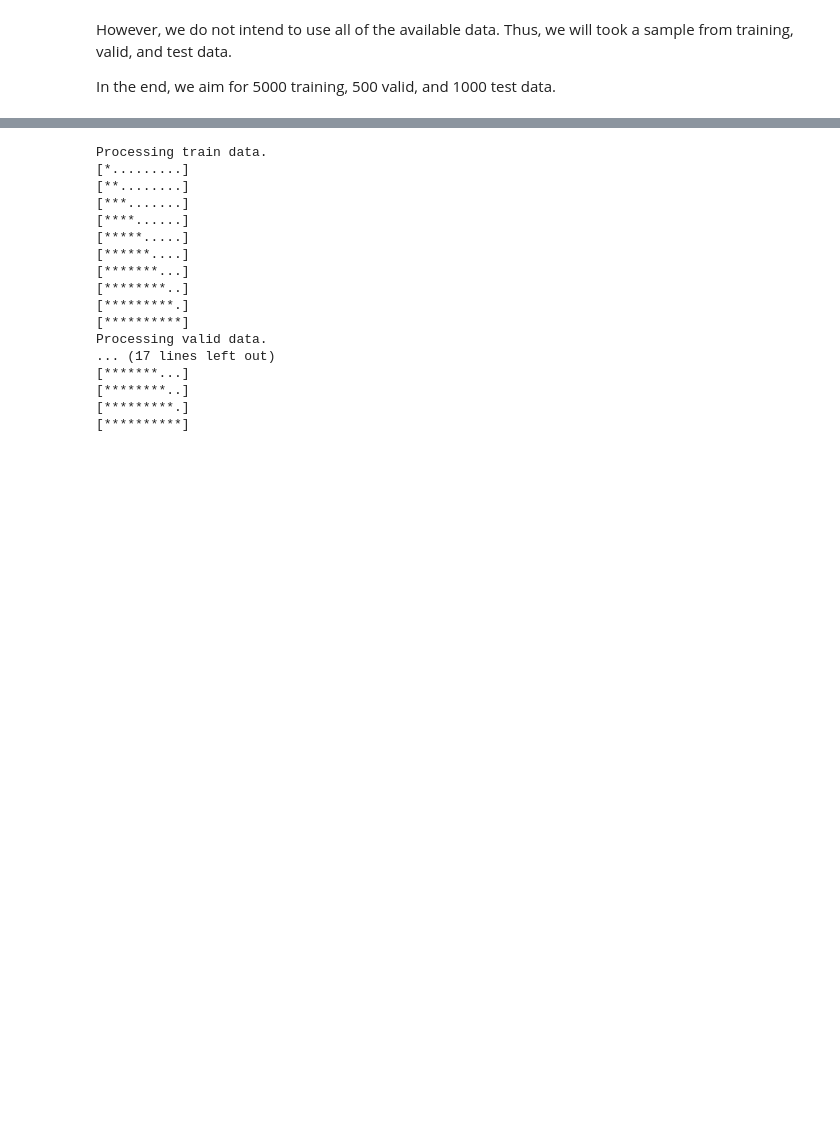
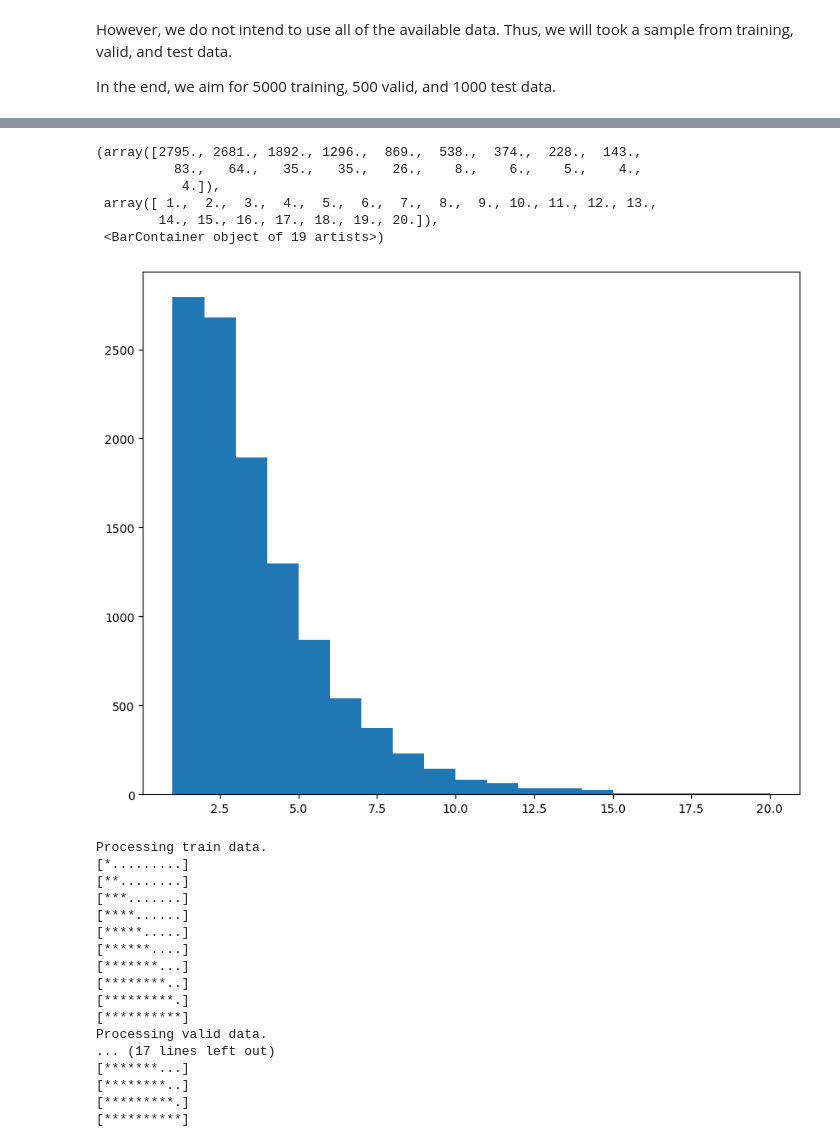
Before and after one commit to lehoangchibach/people_detection, a Jupyter notebook: process_data.ipynb, the cells around one changed output, grey strips where cells are left out. Saved outputs shown, nothing was run; the diff lists cells and outputs as text; code cells hidden in the pictures; blank space fills up the shorter version.

```diff
--- a/process_data.ipynb
+++ b/process_data.ipynb
@@ -148,3 +151,5 @@ def load_and_process_images(img_type, imgIds):
             print(f"[{'*' * progress}{'.' * (10-progress)}]")
 
     return images, np.array(pedestrian_counts)
+# %%
+X_train, Y_train = load_and_process_images("train", train_imgIds)
@@ -151,3 +168,13 @@ def load_and_process_images(img_type, imgIds):
+# %%
+plt.hist(Y_train, bins=np.unique(Y_train))
+# %% [output]
+(array([2795., 2681., 1892., 1296.,  869.,  538.,  374.,  228.,  143.,
+          83.,   64.,   35.,   35.,   26.,    8.,    6.,    5.,    4.,
+           4.]),
+ array([ 1.,  2.,  3.,  4.,  5.,  6.,  7.,  8.,  9., 10., 11., 12., 13.,
+        14., 15., 16., 17., 18., 19., 20.]),
+ <BarContainer object of 19 artists>)
+[figure, added]
 # %%
 X_train, Y_train = load_and_process_images("train", sample_train_imgIds)
 X_valid, Y_valid = load_and_process_images("valid", sample_valid_imgIds)
```
Also changed, not shown: parts of 9 cells of this notebook, 11 other files.
